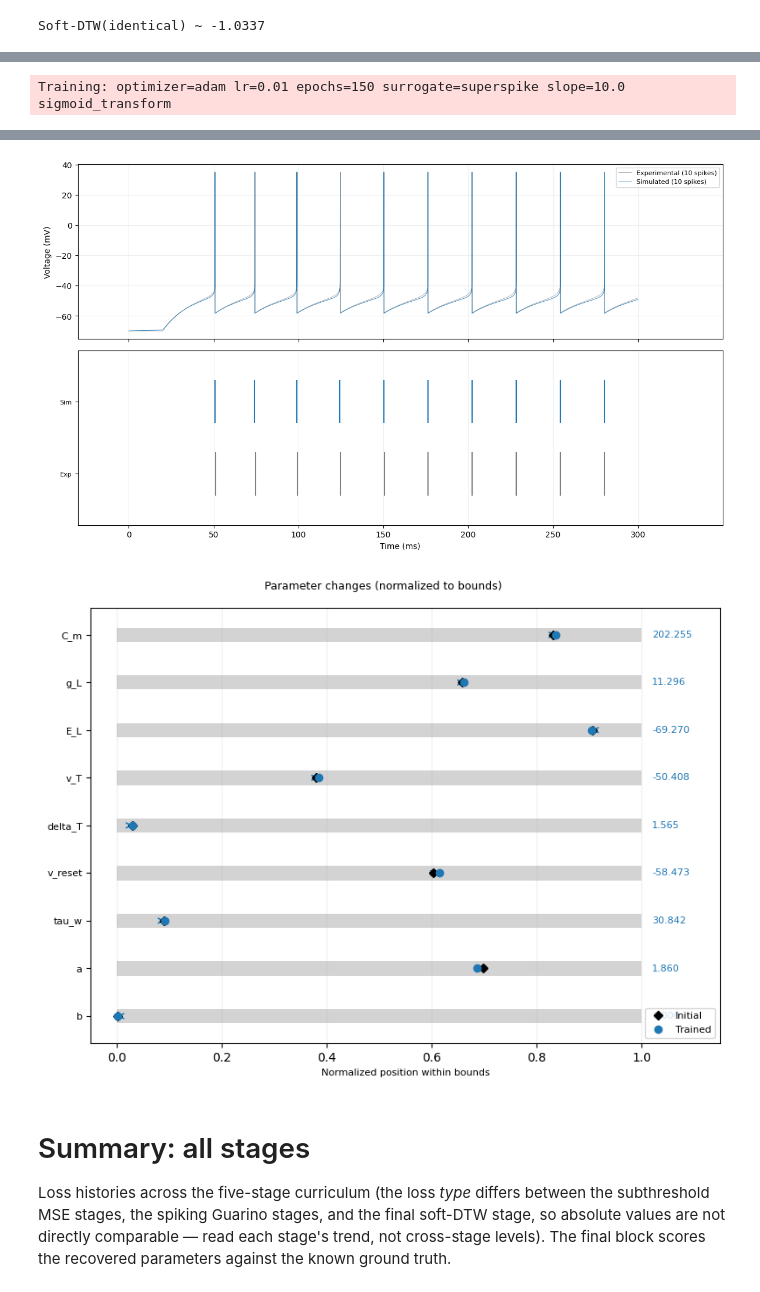
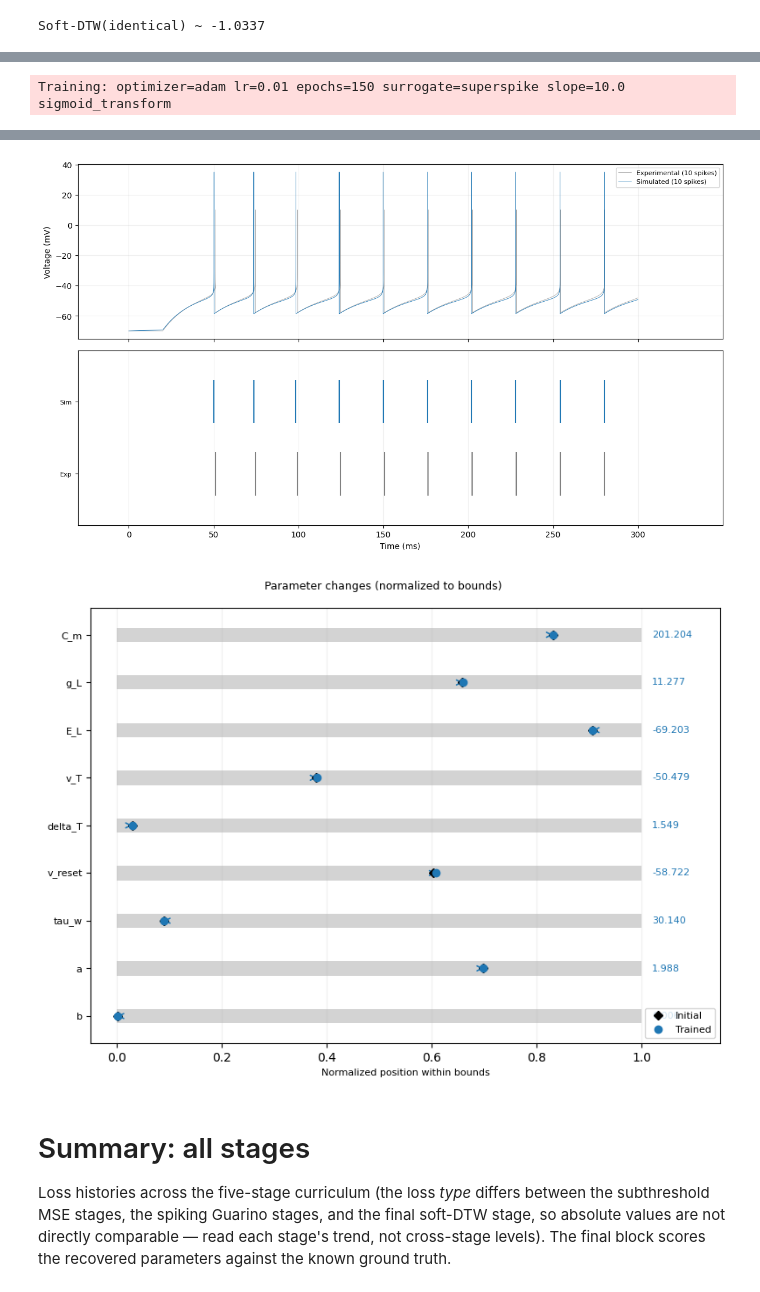
Before and after one commit to paulmyr/master-thesis, a Jupyter notebook: 5_code/notebooks/training_synthetic_multistage.ipynb, the cells around one changed output, grey strips where cells are left out. Drawn from its saved outputs; the diff is of its cells as text; code cells hidden in the pictures.

```diff
--- a/5_code/notebooks/training_synthetic_multistage.ipynb
+++ b/5_code/notebooks/training_synthetic_multistage.ipynb
@@ -124,7 +127,7 @@ Ground truth parameters:
 #
 # IMPORTANT: SPIKE_PEAK_MV must match the spike_peak_mv used in any peak-aware loss to
 # avoid an artificial loss floor from amplitude mismatch.
-SPIKE_PEAK_MV = 35.0
+SPIKE_PEAK_MV = 10.0
 
 # IMPORTANT: generate with use_surrogate=False and evaluate the same way below, so the
 # forward pass used to make the target matches the forward pass used for scoring.
@@ -1046,8 +925,10 @@ cell5, data_stimuli5, t_max5, trainable_params5 = setup_trainable_cell(
 loss_fn_stage5 = make_soft_dtw_loss_fn(
     cell=cell5, data_stimuli=data_stimuli5, t_max=t_max5, dt_ms=data.dt_ms,
     exp_voltage=jnp.array(data.voltage), stim_end_index=data.stim_end_idx,
-    window_size=50, stride=30, gamma=0.5, lambda_temp=10.0,
-    spike_peak_mv=SPIKE_PEAK_MV,
+    loss_config=SoftDTWLossConfig(
+        window_size=50, stride=30, gamma=0.5, lambda_temp=10.0,
+        spike_peak_mv=SPIKE_PEAK_MV,
+    ),
 )
 
 print(f"Initial Soft-DTW loss: {float(loss_fn_stage5(trainable_params5)):.4f}")
@@ -1126,11 +1007,11 @@ Stage 5 complete.
   Total time:  5.2 s
 Added 1 recordings. See `.recordings` for details.
 Added 1 recordings. See `.recordings` for details.
 Added 1 recordings. See `.recordings` for details.
 Stage 5: 10 spikes (target: 10)
 Gamma = 1.000
-[figure, old version]
+[figure, new version]
-[figure, old version]
+[figure, new version]
 # %% [markdown]
 # Summary: all stages
 Loss histories across the five-stage curriculum (the loss *type* differs between the
```
Also changed, not shown: parts of 12 cells of this notebook, 17 other files.
